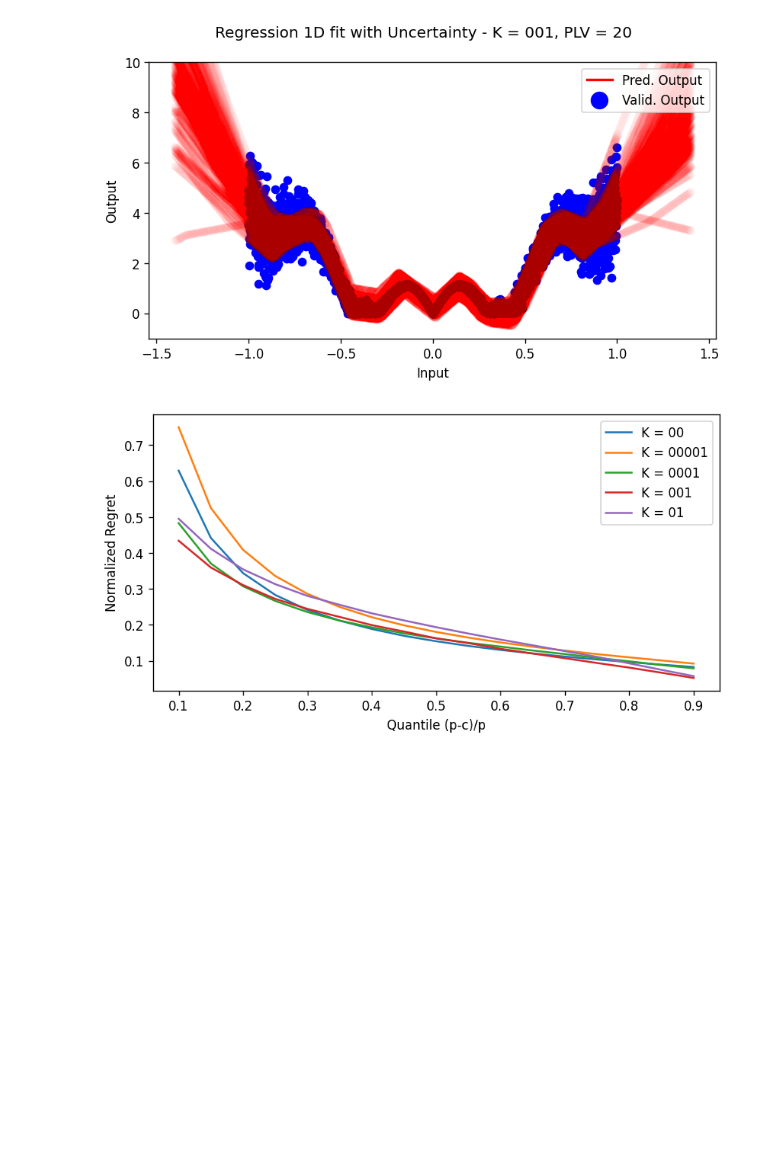
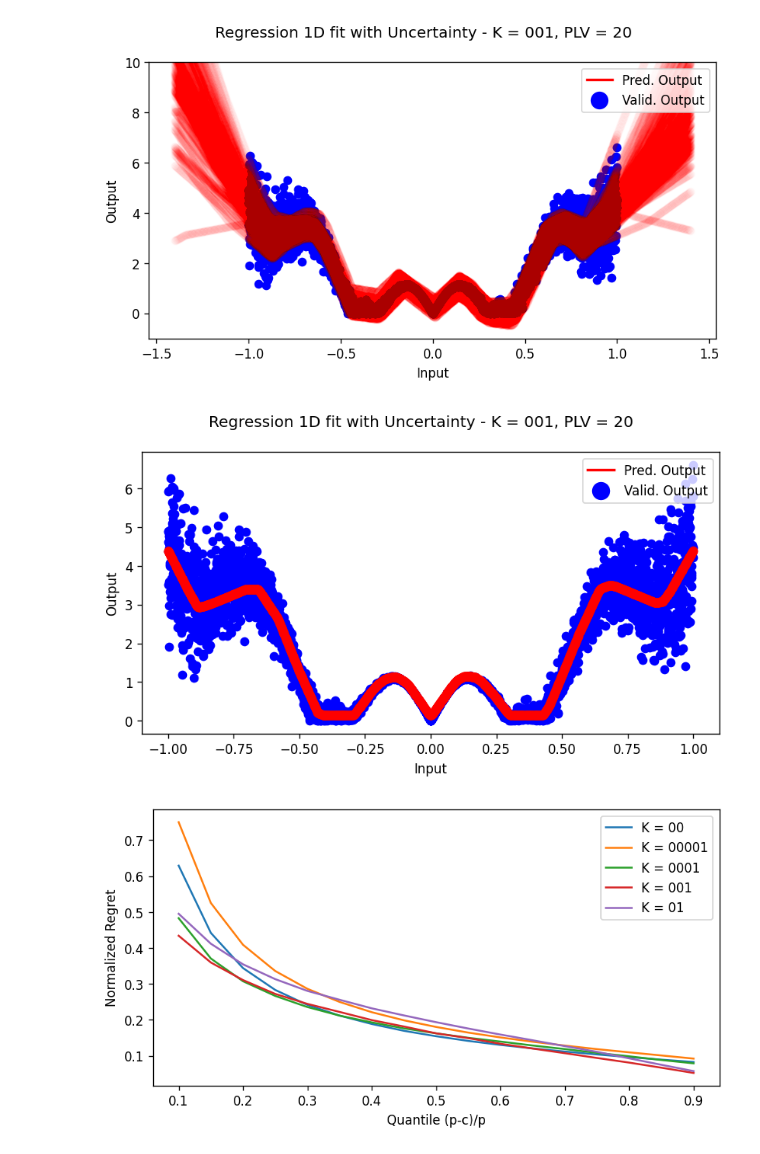
Before and after one commit to AlanLahoud/BNNSOP, a Jupyter notebook: illustrative_example.ipynb, the cells around one changed output. Cells and saved outputs as stored; diff of their text form; code cells hidden in the pictures; blank space fills up the shorter version.

```diff
--- a/illustrative_example.ipynb
+++ b/illustrative_example.ipynb
@@ -114,7 +107,7 @@ for kk in k_list:
 # %%
-def plot_regression(K, PLV):
+def plot_regression(method, K, PLV):
 
-    model = h_opt_dict[f'{K}_{PLV}']
+    model = get_model(method, K, PLV)
     xt = torch.hstack(
         (X_val[:,0],
          torch.tensor(np.arange(-1.4, -1, 1/500), dtype = torch.float32),
@@ -122,11 +115,18 @@ def plot_regression(K, PLV):
 
     fig, ax = plt.subplots(figsize=(8,4), dpi=120)
     ax.scatter(X_val[:,0].detach(), y_val.detach(), color='b', label='Valid. Output')
-    for i in range(0, 100):
-        ax.scatter(xt.detach(),
-                    model(xt.unsqueeze(1)).detach().squeeze()[0],
-                    color='r', alpha=0.01)
-        ax.set_ylim([-1, 10])
+
+    if method == 'bnn':
+        for i in range(0, 100):
+            ax.scatter(xt.detach(),
+                        model(xt.unsqueeze(1)).detach().squeeze()[0],
+                        color='r', alpha=0.01)
+            ax.set_ylim([-1, 10])
+    else:
+        ax.scatter(X_val.detach().numpy(),
+                        model(X_val).detach().numpy(),
+                        color='r', alpha=0.5)
+
     fig.suptitle(f'Regression 1D fit with Uncertainty - K = {K}, PLV = {PLV}')
     ax.set_xlabel('Input')
     ax.set_ylabel('Output')
@@ -141,8 +141,19 @@ def plot_regression(K, PLV):
 
 def generate_demand_pred_dist(model, M):
     Y_pred = model(X_val)
-    for i in range(1,int(M/model.n_samples)):
-        Y_pred = torch.vstack((Y_pred, model(X_val)))
+    if len(Y_pred.shape)==2:
+        Y_pred = Y_pred.unsqueeze(0)
+    n_samples = 1
+    try:
+        n_samples = model.n_samples
+    except:
+        n_samples = 1
+
+    for i in range(1,int(M/n_samples)):
+        Y_pred_aux = model(X_val)
+        if len(Y_pred_aux.shape)==2:
+            Y_pred_aux = Y_pred_aux.unsqueeze(0)
+        Y_pred = torch.vstack((Y_pred, Y_pred_aux))
     demand_pred_distribution = Y_pred[:,:,0]
     return demand_pred_distribution
 
@@ -178,5 +189,9 @@ plot_regression(K='001', PLV='20')
 # %% [output]
 [figure]
+# %%
+plot_regression(method='ann', K='001', PLV='20')
+# %% [output]
+[figure, added]
 # %%
 def profit(order, sell_price, cost_price):
     return sell_price*torch.minimum(order, demand_true) - cost_price*order
```
Also changed, not shown: parts of 17 cells of this notebook, 2 other files.
